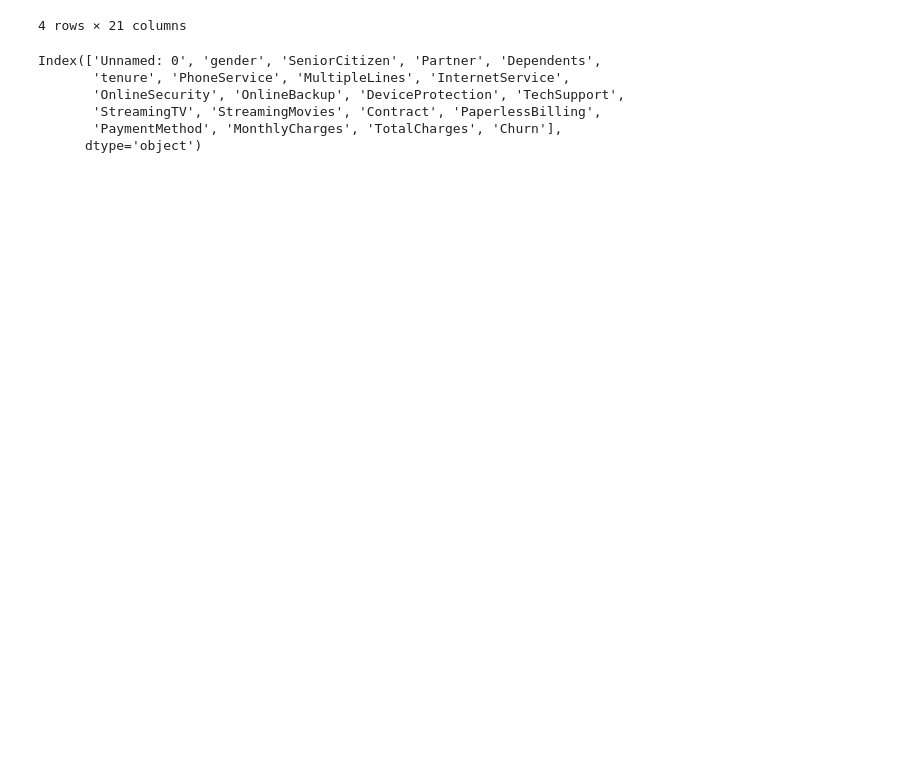
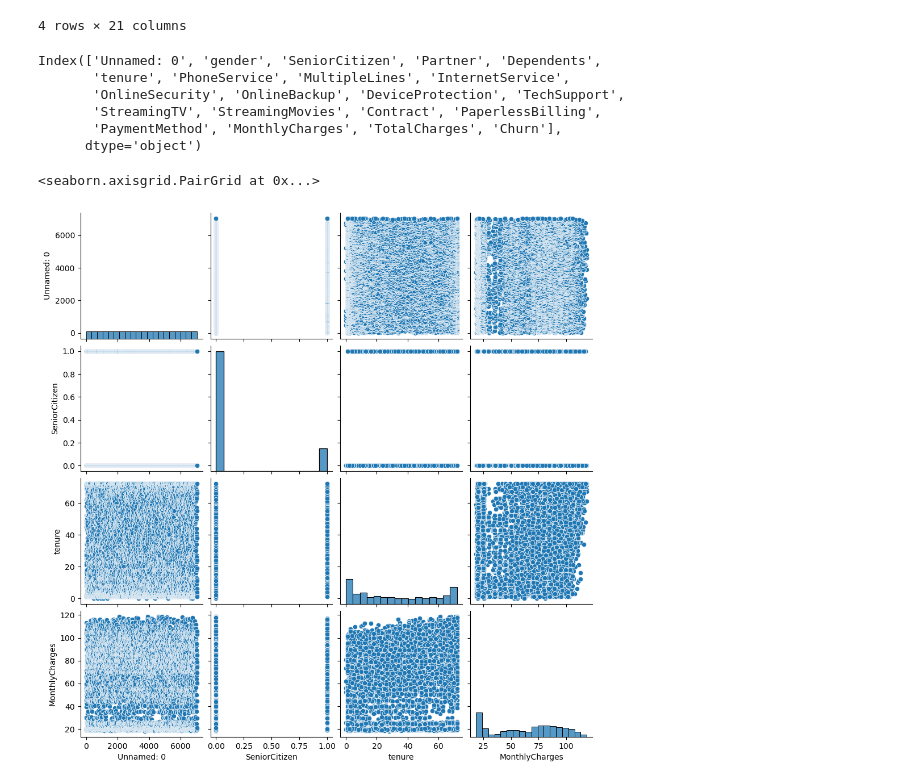
Before and after one commit to Gnoel01/Churning-customers, a Jupyter notebook: madison.ipynb, the cells around one changed output. Cells and saved outputs as stored; diff of their text form; code cells hidden in the pictures; blank space fills up the shorter version.

```diff
--- a/madison.ipynb
+++ b/madison.ipynb
@@ -44,4 +44,9 @@ Index(['Unnamed: 0', 'gender', 'SeniorCitizen', 'Partner', 'Dependents',
        'StreamingTV', 'StreamingMovies', 'Contract', 'PaperlessBilling',
        'PaymentMethod', 'MonthlyCharges', 'TotalCharges', 'Churn'],
       dtype='object')
+# %%
+sns.pairplot(df)
+# %% [output]
+<seaborn.axisgrid.PairGrid at 0x...>
+[figure, added]
 # %%
```
Also changed, not shown: parts of 5 cells of this notebook.
